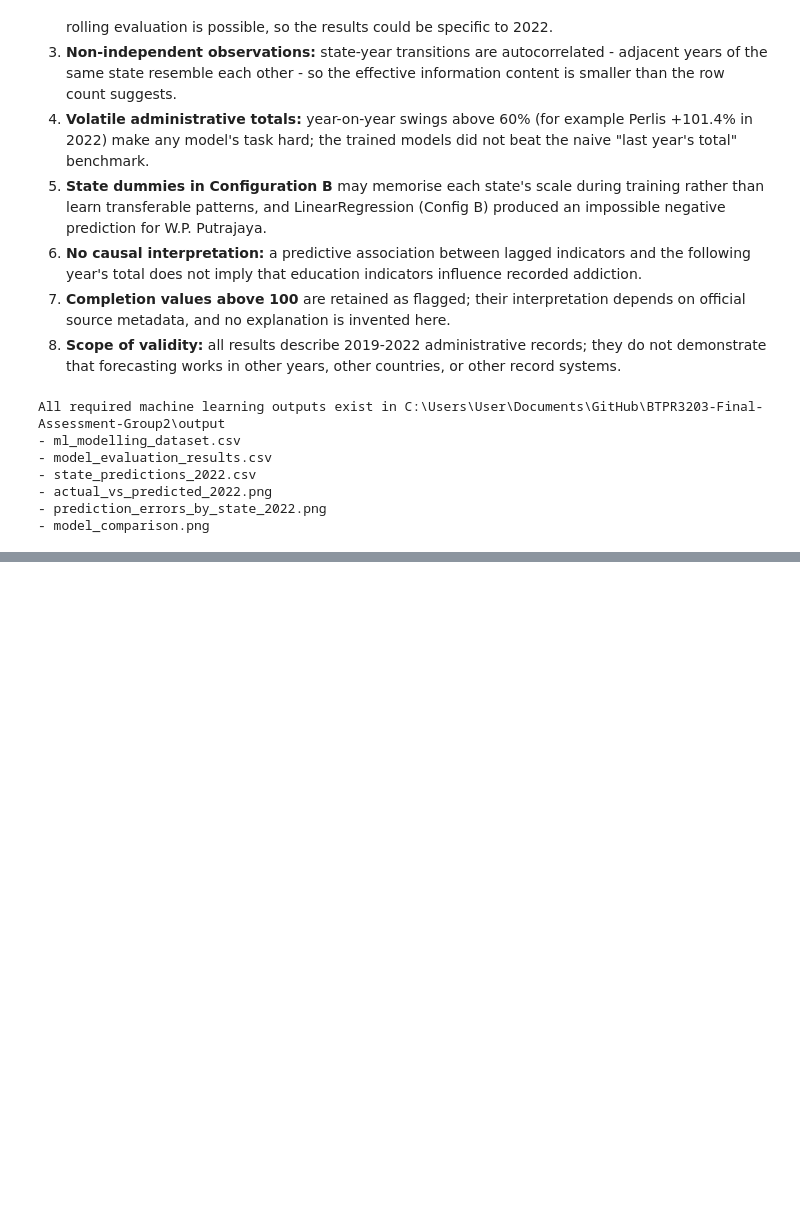
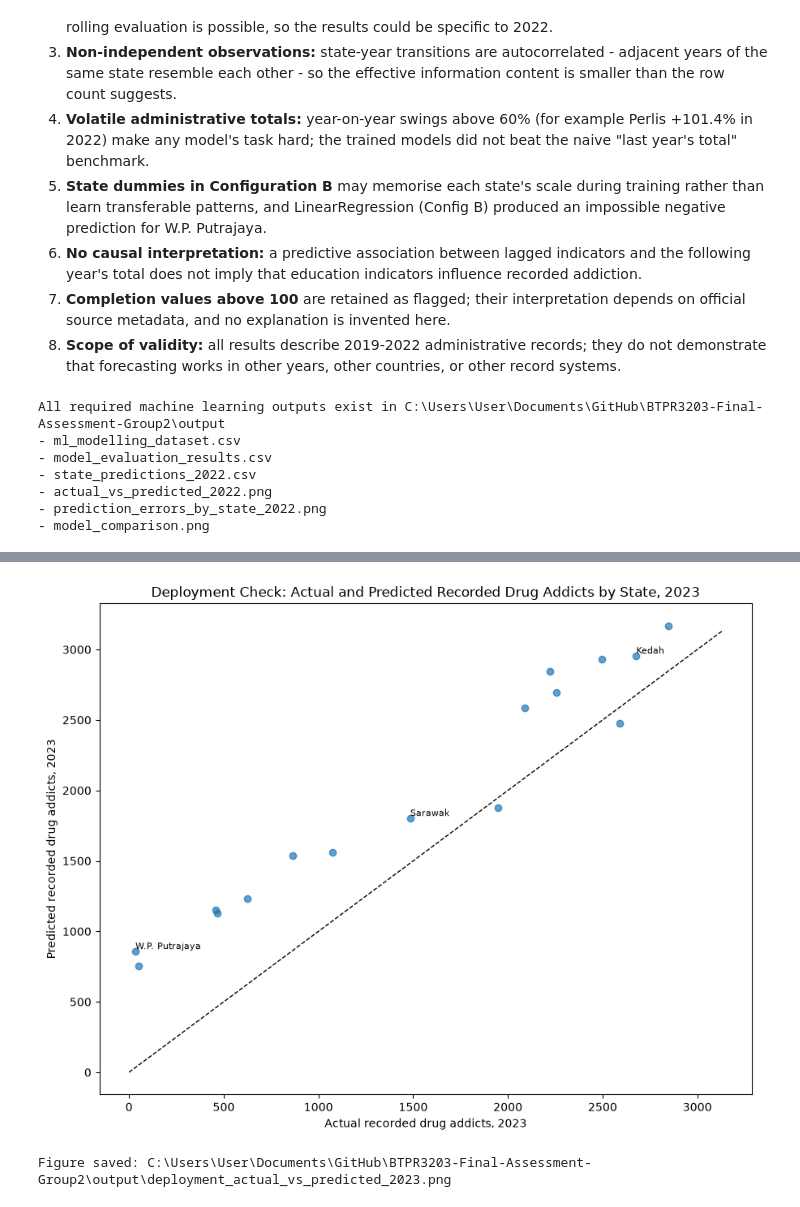
Before and after one commit to Ching040917/BTPR3203-Final-Assessment-Group2, a Jupyter notebook: notebook/RQ2_Drug_Education.ipynb, the cells around one changed output, grey strips where cells are left out. Cells and saved outputs as stored; diff of their text form; code cells hidden in the pictures; blank space fills up the shorter version.

```diff
--- a/notebook/RQ2_Drug_Education.ipynb
+++ b/notebook/RQ2_Drug_Education.ipynb
@@ -1297,0 +1474,12 @@ All required machine learning outputs exist in C:\Users\User\Documents\GitHub\BT
+# %%
+sorted_by_2022 = deployment_inputs.sort_values("total_addicts")
+high_state = sorted_by_2022.iloc[-1]["state"]
+mid_index = (len(sorted_by_2022) - 1) // 2
+middle_state = sorted_by_2022.iloc[mid_index]["state"]
+low_state = sorted_by_2022.iloc[0]["state"]
+
+print("High-volume sample (highest 2022 total):", high_state, "— actual =", int(sorted_by_2022.iloc[-1]["total_addicts"]))
+print("Middle-volume sample (index", mid_index, "of 16 sorted ascending):", middle_state, "— actual =", int(sorted_by_2022.iloc[mid_index]["total_addicts"]))
+print("Low-volume sample (lowest 2022 total):", low_state, "— actual =", int(sorted_by_2022.iloc[0]["total_addicts"]))
+assert len({high_state, middle_state, low_state}) == 3, "Three selected states must be unique"
+print("Three samples confirmed unique.")
@@ -1297,0 +1611,24 @@ All required machine learning outputs exist in C:\Users\User\Documents\GitHub\BT
+# %%
+fig, ax = plt.subplots(figsize=(9, 7))
+ax.scatter(comparison["actual_total_addicts"], comparison["predicted_total_addicts"], alpha=0.7)
+ax.plot([0, comparison["actual_total_addicts"].max() * 1.1],
+        [0, comparison["actual_total_addicts"].max() * 1.1],
+        "k--", linewidth=1)
+
+highlight_states = list(samples.values())
+for _, row in comparison.iterrows():
+    lab = row["state"] if row["state"] in highlight_states else None
+    ax.annotate(lab, (row["actual_total_addicts"], row["predicted_total_addicts"]),
+                fontsize=8, ha="left", va="bottom" if lab else "baseline")
+
+ax.set_xlabel("Actual recorded drug addicts, 2023")
+ax.set_ylabel("Predicted recorded drug addicts, 2023")
+ax.set_title("Deployment Check: Actual and Predicted Recorded Drug Addicts by State, 2023")
+fig.tight_layout()
+fig.savefig(OUTPUT_DIR / "deployment_actual_vs_predicted_2023.png", dpi=300, bbox_inches="tight")
+plt.show()
+
+print("Figure saved:", OUTPUT_DIR / "deployment_actual_vs_predicted_2023.png")
+# %% [output]
+[figure, added]
+Figure saved: C:\Users\User\Documents\GitHub\BTPR3203-Final-Assessment-Group2\output\deployment_actual_vs_predicted_2023.png
```
Also changed, not shown: parts of 21 cells of this notebook, 3 other files.
